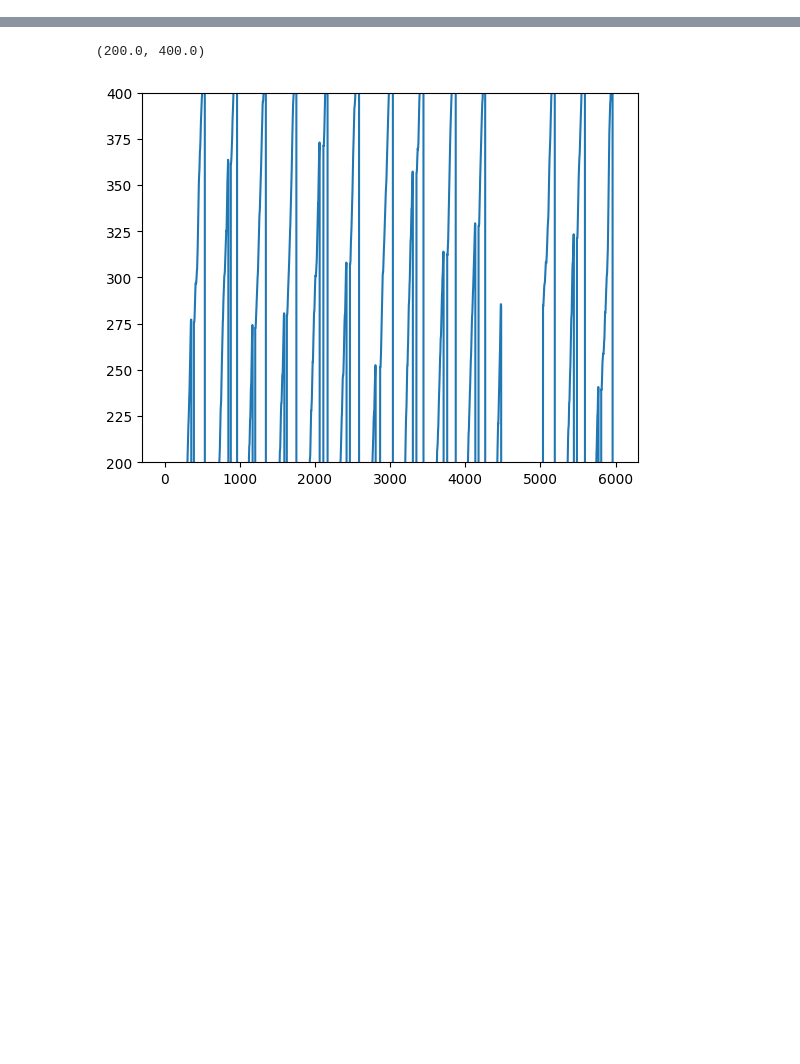
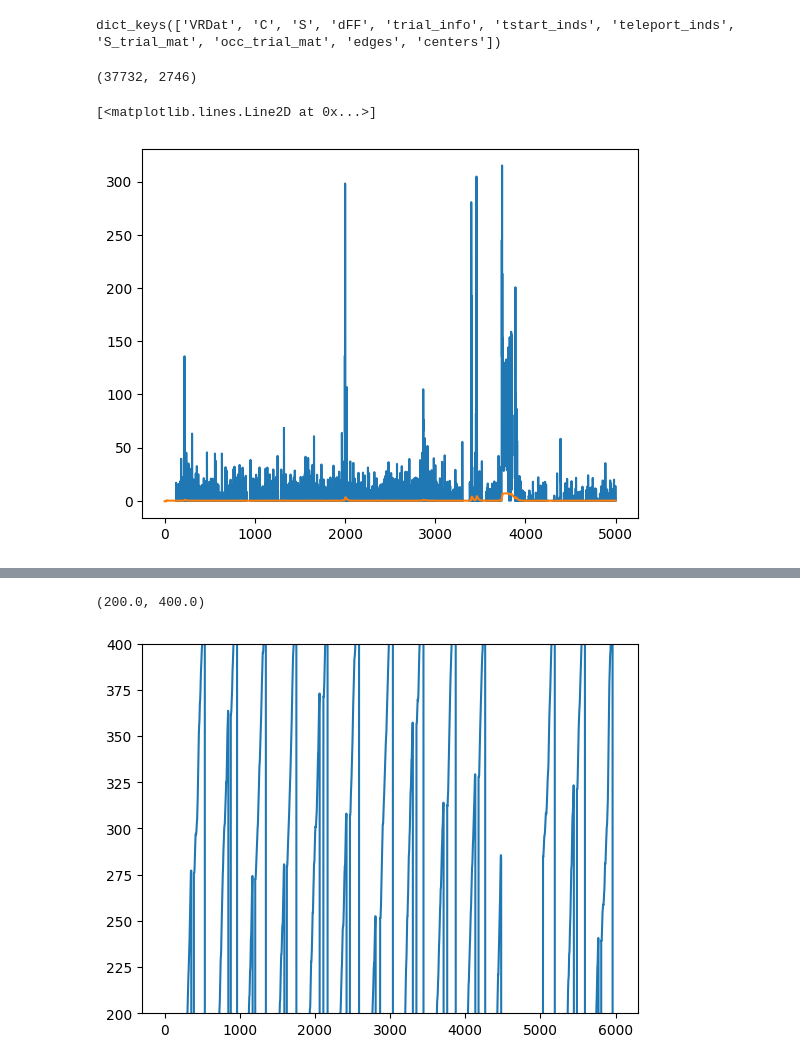
Before and after one commit to GiocomoLab/PlittGiocomo_2021, a Jupyter notebook: scratch/inspect_s2p_pkls.ipynb, the cells around one changed output, grey strips where cells are left out. Saved outputs shown, nothing was run; the diff lists cells and outputs as text; code cells hidden in the pictures; blank space fills up the shorter version.

```diff
--- a/scratch/inspect_s2p_pkls.ipynb
+++ b/scratch/inspect_s2p_pkls.ipynb
@@ -76,9 +73,26 @@ Name: 1495, dtype: object
 # %%
-mouse = '4139265.5'
-date_str = '10_02_2019'
-sess_num = 1
+mouse = '4343702.1'
+date_str = '22_03_2020'
+sess_num = 3
 
 pkl_path = pkl_basedir / mouse / f"TwoTower_foraging_{date_str}_{sess_num}.pkl"
 with open(pkl_path, 'rb') as f:
     data = pickle.load(f)
+# %%
+data.keys()
+# %% [output]
+dict_keys(['VRDat', 'C', 'S', 'dFF', 'trial_info', 'tstart_inds', 'teleport_inds', 'S_trial_mat', 'occ_trial_mat', 'edges', 'centers'])
+# %%
+data['dFF'].shape
+# %% [output]
+(37732, 2746)
+# %%
+%matplotlib inline
+from matplotlib import pyplot as plt
+fig, ax = plt.subplots()
+ax.plot(data['S'][:5000,1]/15.46)
+ax.plot(data['C'][:5000,1])
+# %% [output]
+[<matplotlib.lines.Line2D at 0x...>]
+[figure, added]
 # %%
```
Also changed, not shown: parts of 3 cells of this notebook, 7 other files.
